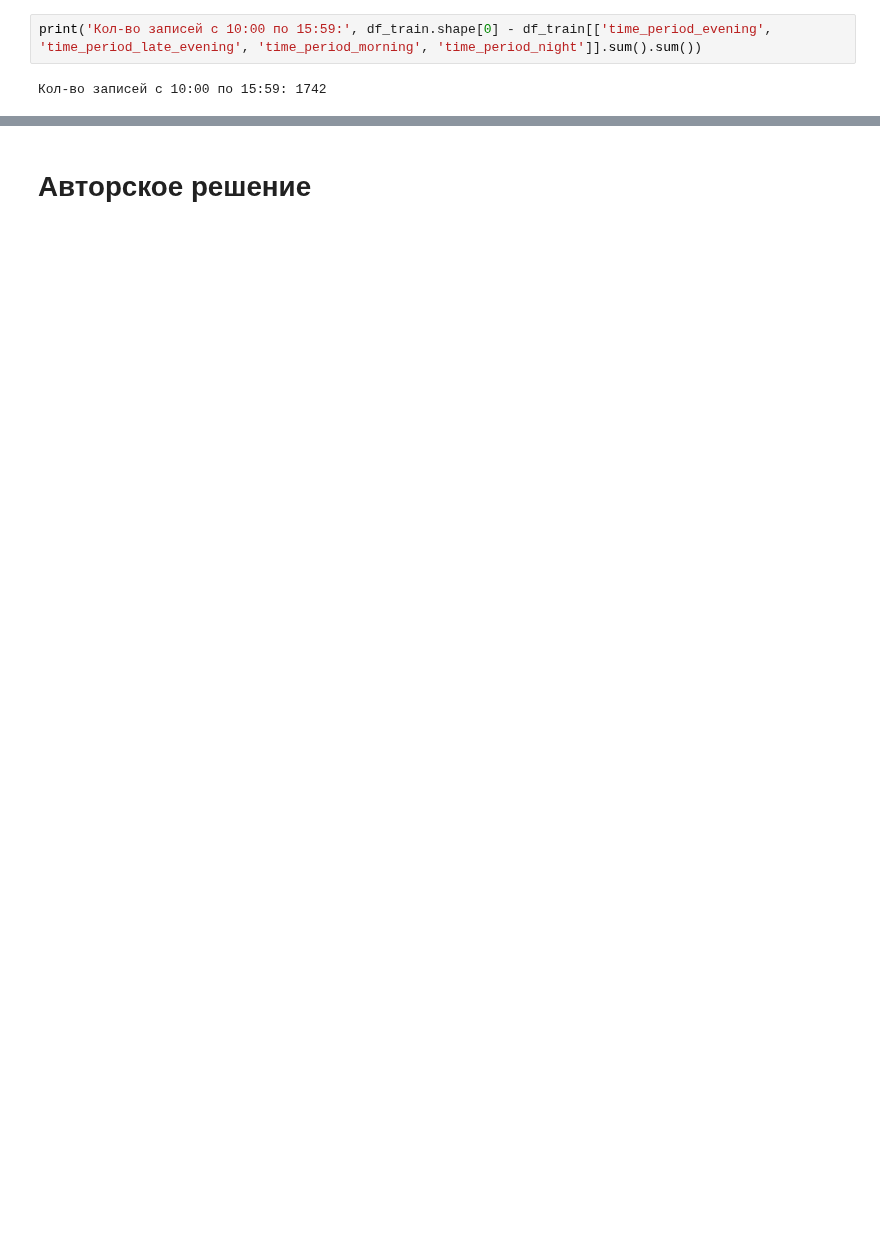
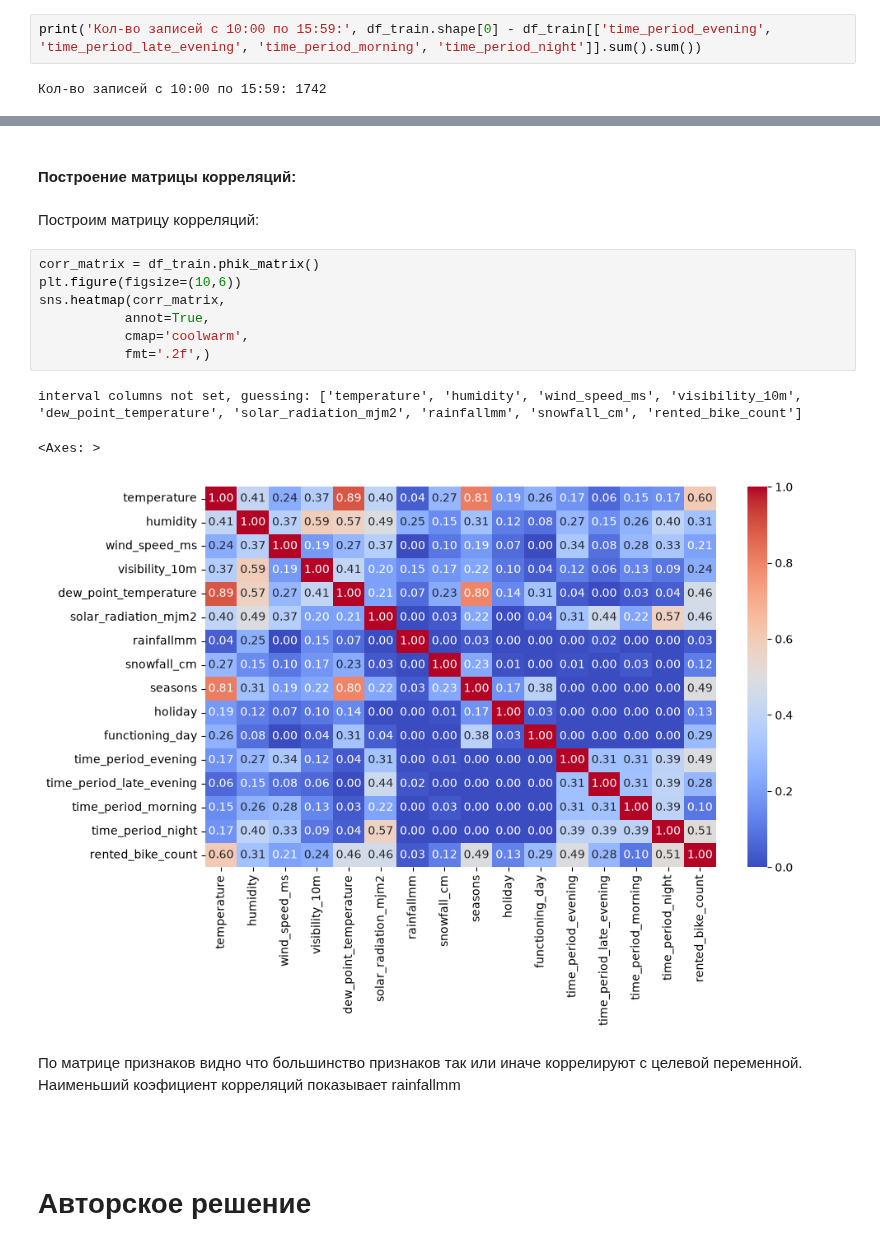
Before and after one commit to ilya-liniukhin/bikesouth_regression_problem, a Jupyter notebook: notebook.ipynb, the cells around one changed output, grey strips where cells are left out. Drawn from its saved outputs; the diff is of its cells as text; blank space fills up the shorter version.

```diff
--- a/notebook.ipynb
+++ b/notebook.ipynb
@@ -833,2 +949,21 @@ print('Кол-во записей с 10:00 по 15:59:', df_train.shape[0] - df_
+# %% [markdown]
+#### Построение матрицы корреляций:
+# %% [markdown]
+Построим матрицу корреляций:
+# %%
+corr_matrix = df_train.phik_matrix()
+plt.figure(figsize=(10,6))
+sns.heatmap(corr_matrix,
+           annot=True,
+           cmap='coolwarm',
+           fmt='.2f',)
+# %% [output]
+interval columns not set, guessing: ['temperature', 'humidity', 'wind_speed_ms', 'visibility_10m', 'dew_point_temperature', 'solar_radiation_mjm2', 'rainfallmm', 'snowfall_cm', 'rented_bike_count']
+<Axes: >
+[figure, added]
+# %% [markdown]
+По матрице признаков видно что большинство признаков так или иначе коррелируют с целевой переменной. Наименьший коэфициент корреляций показывает rainfallmm
+# %% [markdown]
+##
 # %% [markdown]
 # **Авторское решение**
```
Also changed, not shown: parts of 39 cells of this notebook, 1 other file.
